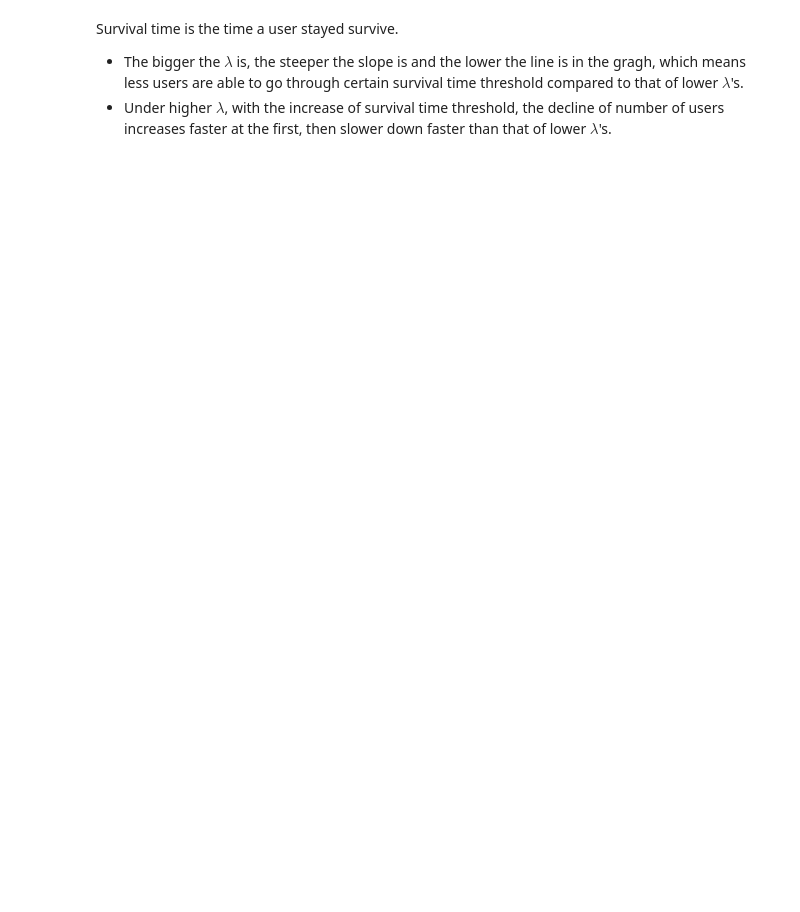
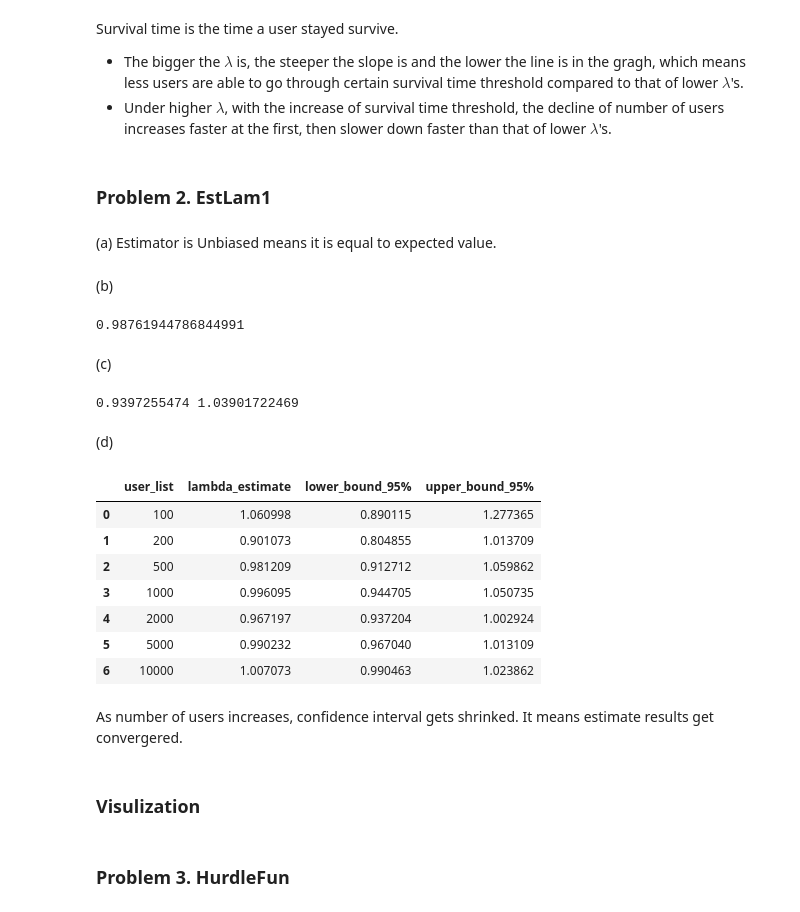
Before and after one commit to GongtingPeng/Funnel, a Jupyter notebook: Funnel.ipynb, the cells around one changed output. Cells and saved outputs as stored; diff of their text form; code cells hidden in the pictures; blank space fills up the shorter version.

```diff
--- a/Funnel.ipynb
+++ b/Funnel.ipynb
@@ -47,3 +52,68 @@ Survival time is the time a user stayed survive.
 
 - The bigger the $\lambda$ is, the steeper the slope is and the lower the line is in the gragh, which means less users are able to go through certain survival time threshold compared to that of lower $\lambda$'s.
 - Under higher $\lambda$, with the increase of survival time threshold, the decline of number of users increases faster at the first, then slower down faster than that of lower $\lambda$'s.
+# %% [markdown]
+### Problem 2.  EstLam1
+# %% [markdown]
+(a) Estimator is Unbiased means it is equal to expected value.
+# %% [markdown]
+(b)
+# %%
+np.random.seed(321)
+my_sim = UserSim(n=1000, my_lambda=1)
+# %%
+lambda_hat = 1/np.mean(np.array(my_sim))
+lambda_hat
+# %% [output]
+0.98761944786844991
+# %% [markdown]
+(c)
+# %%
+np.random.seed(321)
+alpha = 0.05
+lambda_hat = []
+for i in range(500):
+    lambda_hat.append(1/np.mean(np.random.choice(my_sim, len(my_sim))))
+
+lower_bound = np.percentile(lambda_hat, alpha * 100)
+upper_bound = np.percentile(lambda_hat, (1-alpha) * 100)
+
+print lower_bound, upper_bound
+# %% [output]
+0.9397255474 1.03901722469
+# %% [markdown]
+(d)
+# %%
+user_list = [100, 200, 500, 1000, 2000, 5000, 10000]
+lambda_hat_list = []
+lower_bound_list = []
+upper_bound_list = []
+
+for n_user in user_list:
+    np.random.seed(n_user) # set seed
+    my_sim = UserSim(n=n_user, my_lambda=1) #create simulation list
+    lambda_hat_list.append(1/np.mean(np.array(my_sim))) #
+
+    lambda_hat = []
+    for i in range(500):
+        lambda_hat.append(1/np.mean(np.random.choice(my_sim, len(my_sim))))
+
+    lower_bound_list.append(np.percentile(lambda_hat, alpha * 100))
+    upper_bound_list.append(np.percentile(lambda_hat, (1-alpha) * 100))
+# %%
+pd.DataFrame({'user_list': user_list, 'lambda_estimate': lambda_hat_list,
+              'lower_bound_95%': lower_bound_list, 'upper_bound_95%': upper_bound_list},
+              columns = ['user_list', 'lambda_estimate', 'lower_bound_95%', 'upper_bound_95%'])
+# %% [output]
+|  | user_list | lambda_estimate | lower_bound_95% | upper_bound_95% |
+| 0 | 100 | 1.060998 | 0.890115 | 1.277365 |
+| 1 | 200 | 0.901073 | 0.804855 | 1.013709 |
+| 2 | 500 | 0.981209 | 0.912712 | 1.059862 |
+| 3 | 1000 | 0.996095 | 0.944705 | 1.050735 |
+| 4 | 2000 | 0.967197 | 0.937204 | 1.002924 |
+| 5 | 5000 | 0.990232 | 0.967040 | 1.013109 |
+| 6 | 10000 | 1.007073 | 0.990463 | 1.023862 |
+# %% [markdown]
+As number of users increases, confidence interval gets shrinked. It means estimate results get convergered.
+# %% [markdown]
+### Visulization
@@ -49,0 +122,2 @@ Survival time is the time a user stayed survive.
+# %% [markdown]
+### Problem 3. HurdleFun
```
Also changed, not shown: parts of 16 cells of this notebook.
